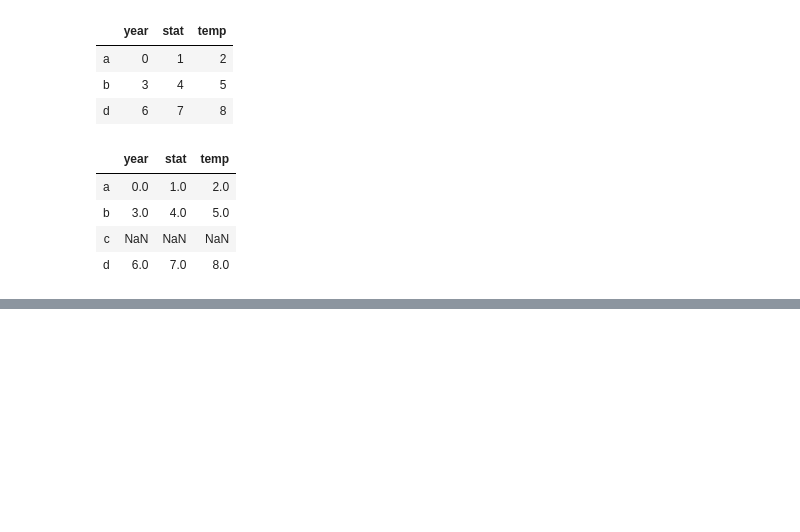
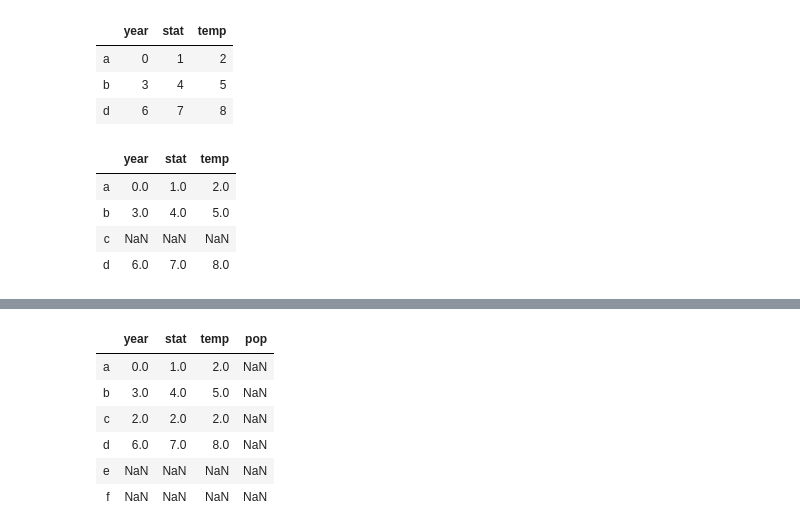
Before and after one commit to gqadirdepar/Pandas, a Jupyter notebook: practiceChap5.ipynb, the cells around one changed output, grey strips where cells are left out. Saved outputs shown, nothing was run; the diff lists cells and outputs as text; code cells hidden in the pictures; blank space fills up the shorter version.

```diff
--- a/practiceChap5.ipynb
+++ b/practiceChap5.ipynb
@@ -251,0 +293,2 @@ df2
+# %%
+df2.loc['c']=2
@@ -251,0 +353,2 @@ df2
+# %%
+df2.add(df2,fill_value=0)
@@ -251,0 +394,10 @@ df2
+# %%
+df2.reindex(index=list('abcdef'), labels=['year','stat','temp','pop'],columns=['year','stat','temp','pop'])
+# %% [output]
+|  | year | stat | temp | pop |
+| a | 0.0 | 1.0 | 2.0 | NaN |
+| b | 3.0 | 4.0 | 5.0 | NaN |
+| c | 2.0 | 2.0 | 2.0 | NaN |
+| d | 6.0 | 7.0 | 8.0 | NaN |
+| e | NaN | NaN | NaN | NaN |
+| f | NaN | NaN | NaN | NaN |
```
Also changed, not shown: parts of 36 cells of this notebook.
